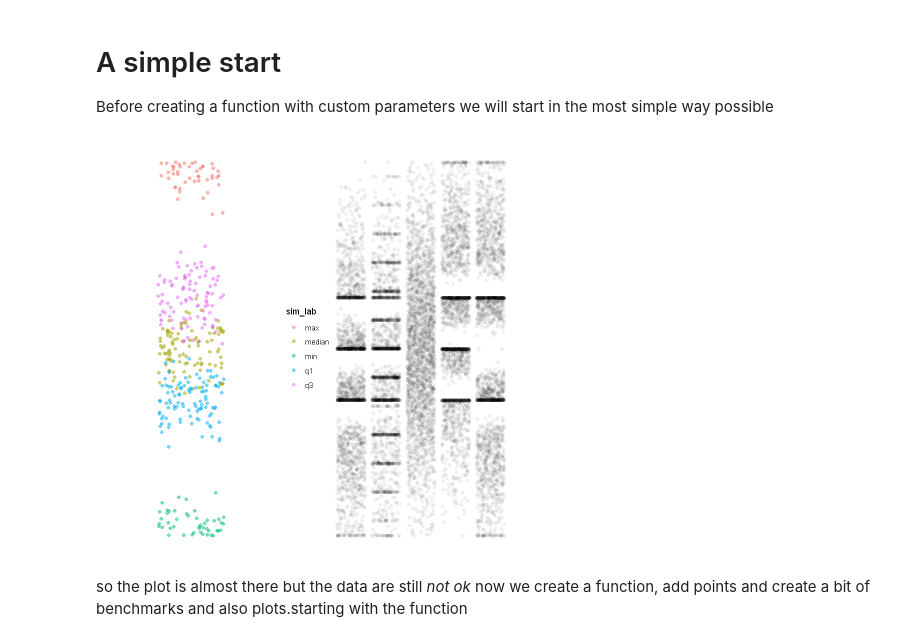
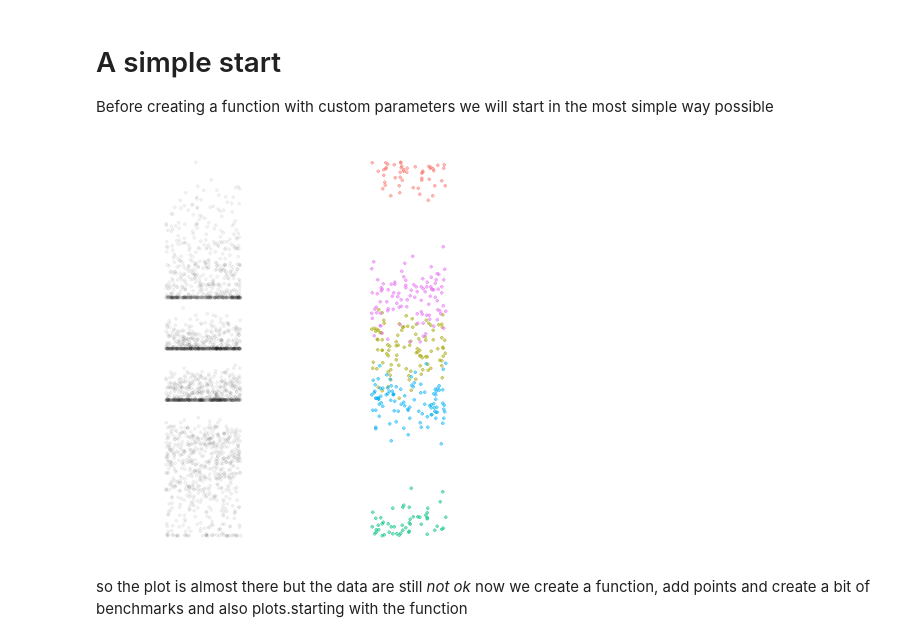
Before and after one commit to jojosgithub/blog, a Jupyter notebook: _notebooks/2021-06-18-samedata.ipynb, the cells around one changed output. Drawn from its saved outputs; the diff is of its cells as text; code cells hidden in the pictures.

```diff
--- a/_notebooks/2021-06-18-samedata.ipynb
+++ b/_notebooks/2021-06-18-samedata.ipynb
@@ -56,37 +49,47 @@ q1_r  <- in_dat[2]
 q3_r  <- in_dat[5]
 min_r <- in_dat[1]
 max_r <- in_dat[6]
 sd_r <- abs(max_r-min_r)/20
 
 npoints=100
 
 d_median <- rnorm(npoints,median_r,sd_r)
 d_q1 <- rnorm(npoints,q1_r,sd_r)
 d_q3 <- rnorm(npoints,q3_r,sd_r)
 d_min <- rnorm(npoints,min_r,sd_r)
 d_max <- rnorm(npoints,max_r,sd_r)
 sim      <- c(d_median,d_q1,d_q3,d_min,d_max)
 
 lab_median <- rep("median",npoints)
 lab_q1     <- rep("q1"    ,npoints)
 lab_q3     <- rep("q3"    ,npoints)
 lab_min     <- rep("min"  ,npoints)
 lab_max     <- rep("max"  ,npoints)
 
 sim_lab <- c(lab_median,lab_q1,lab_q3,lab_min,lab_max)
 df_sim <- data.frame(sim,sim_lab)
 df_sim_sel <- df_sim[df_sim$sim < max_r & df_sim$sim>min_r,]
 
-psim <-ggplot(df_sim_sel, aes(x = 0, y =sim, color=sim_lab)) +
+
+
+psim <-ggplot(df_sim_sel, aes(x = 0, y = sim, color=sim_lab)) +
 	   geom_jitter(alpha=0.5)							     +
-       theme_void() +
+       theme_void()                                          +
+       theme(legend.position = "none")                       +
 	   xlim(-1, 1)
 
-psim + p1
+bplot <- data.frame(box_plots)
+p1 <-ggplot(bplot, aes(x = 0, y = left))                   +
+     geom_jitter(alpha=0.05)							   +
+     theme_void()                                          +
+     theme(legend.position = "none")                       +
+	 xlim(-1, 1)
 
 #summary(df_sim_sel$sim)
+
+p1 + psim
 # %% [output]
-[figure, old version]
+[figure, new version]
 # %% [markdown]
 so the plot is almost there but the data are still _not ok_ now we create a function, add points and create a bit of benchmarks and also plots.starting with the function
 # %%
```
Also changed, not shown: parts of 6 cells of this notebook.
